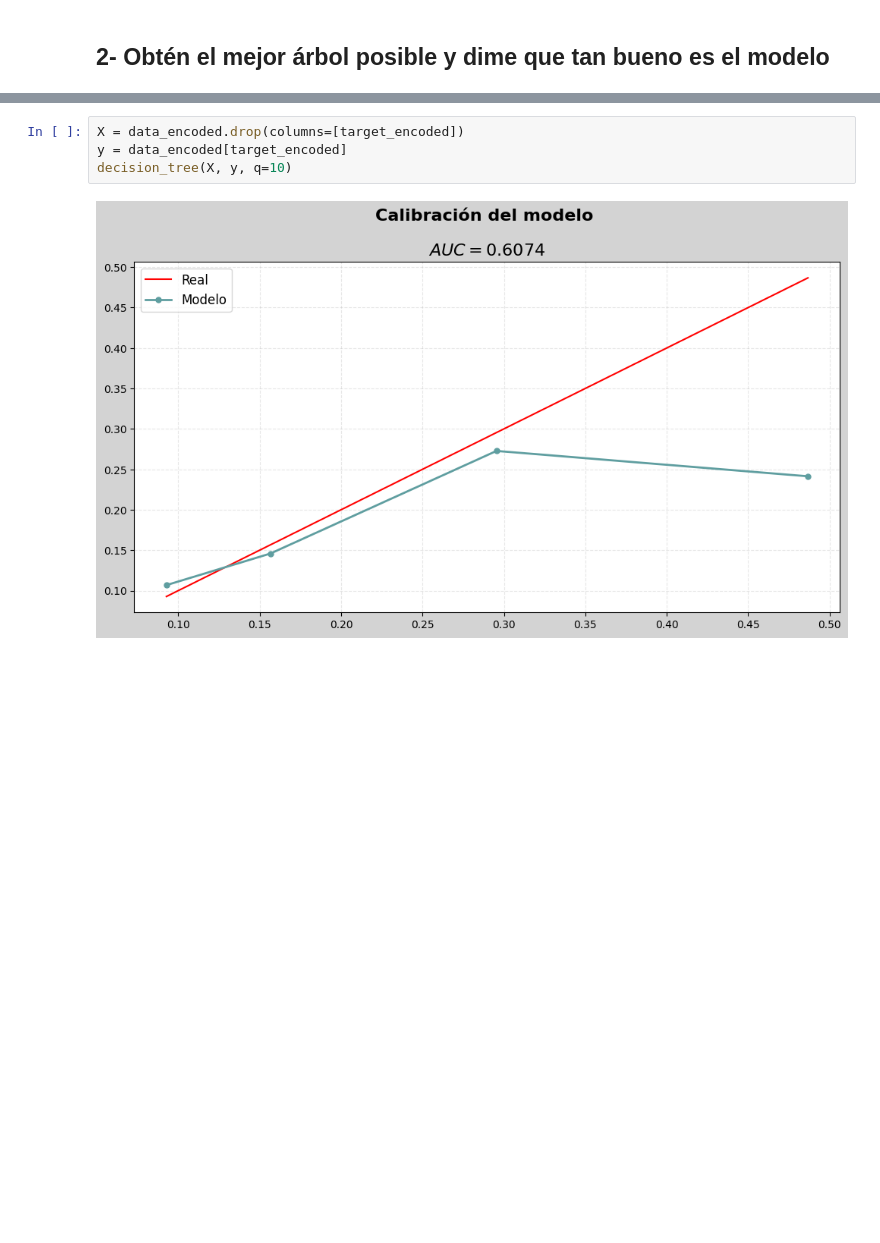
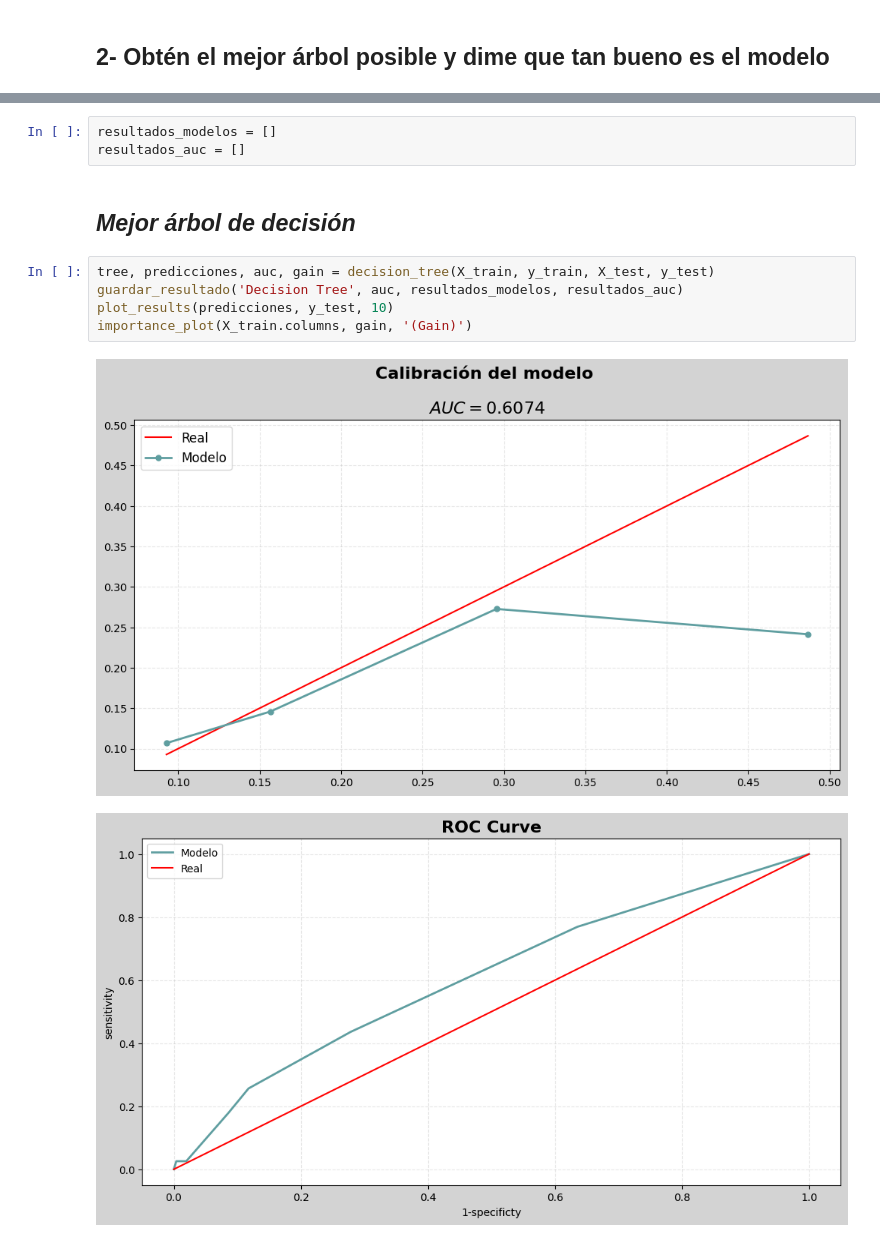
Before and after one commit to luisejdm/Aprendizaje_Estadistico, a Jupyter notebook: Examenes/Examen3_practico.ipynb, the cells around one changed output, grey strips where cells are left out. Saved outputs shown, nothing was run; the diff lists cells and outputs as text; blank space fills up the shorter version.

```diff
--- a/Examenes/Examen3_practico.ipynb
+++ b/Examenes/Examen3_practico.ipynb
@@ -195,6 +301,13 @@ plt.show()
+# %%
+resultados_modelos = []
+resultados_auc = []
+# %% [markdown]
+## *Mejor árbol de decisión*
 # %%
-X = data_encoded.drop(columns=[target_encoded])
-y = data_encoded[target_encoded]
-decision_tree(X, y, q=10)
+tree, predicciones, auc, gain = decision_tree(X_train, y_train, X_test, y_test)
+guardar_resultado('Decision Tree', auc, resultados_modelos, resultados_auc)
+plot_results(predicciones, y_test, 10)
+importance_plot(X_train.columns, gain, '(Gain)')
 # %% [output]
 [figure]
+[figure, added]
```
Also changed, not shown: parts of 16 cells of this notebook.
